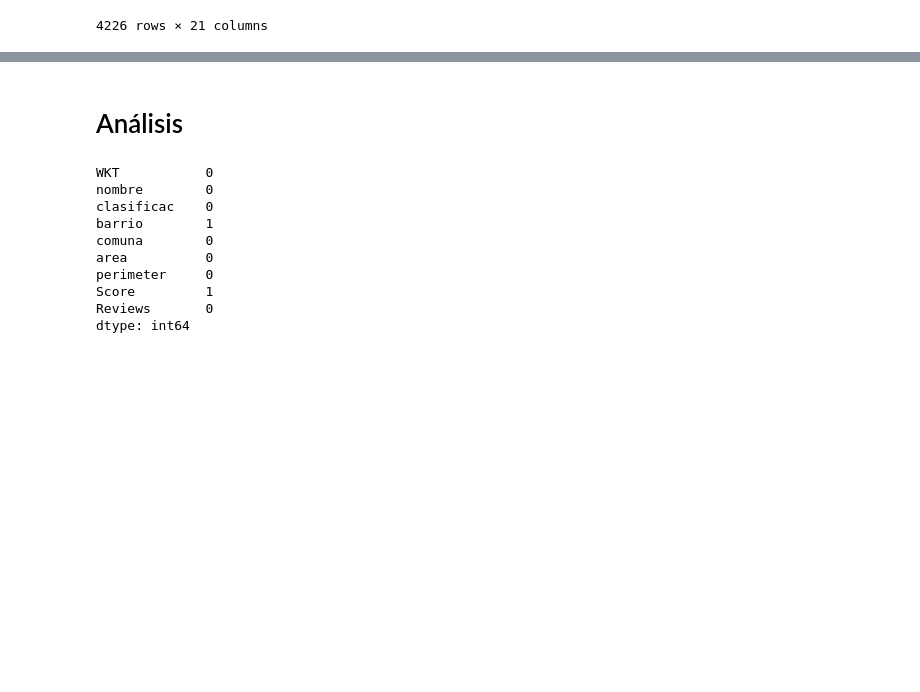
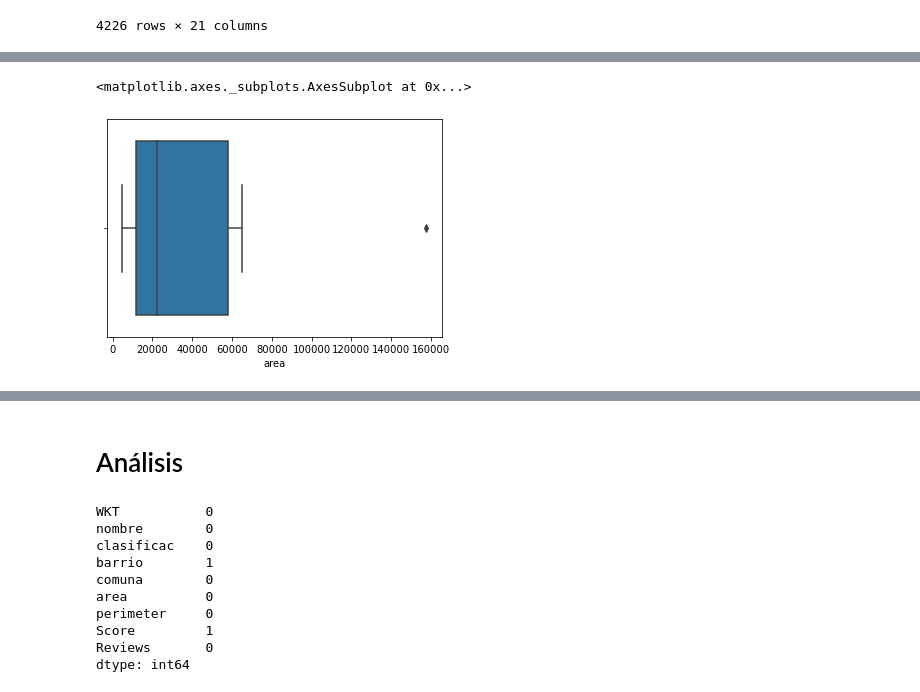
Before and after one commit to tomasdestefano/data_science_clusterai2020_destefano, a Jupyter notebook: Tp_Completo.ipynb, the cells around one changed output, grey strips where cells are left out. Saved outputs shown, nothing was run; the diff lists cells and outputs as text; code cells hidden in the pictures; blank space fills up the shorter version.

```diff
--- a/Tp_Completo.ipynb
+++ b/Tp_Completo.ipynb
@@ -1466,0 +1463,7 @@ aux_ev_s.groupby(['comuna', 'clasificac']).agg({'area':'sum', 'Score':'median',
+# %%
+a = evt.groupby(['comuna', 'clasificac']).get_group((1, 'PARQUE'))
+sns.boxplot(a['area'])
+# .agg({'area':'median', 'ubicacion':'count'})
+# %% [output]
+<matplotlib.axes._subplots.AxesSubplot at 0x...>
+[figure, added]
```
Also changed, not shown: parts of 4 cells of this notebook.
